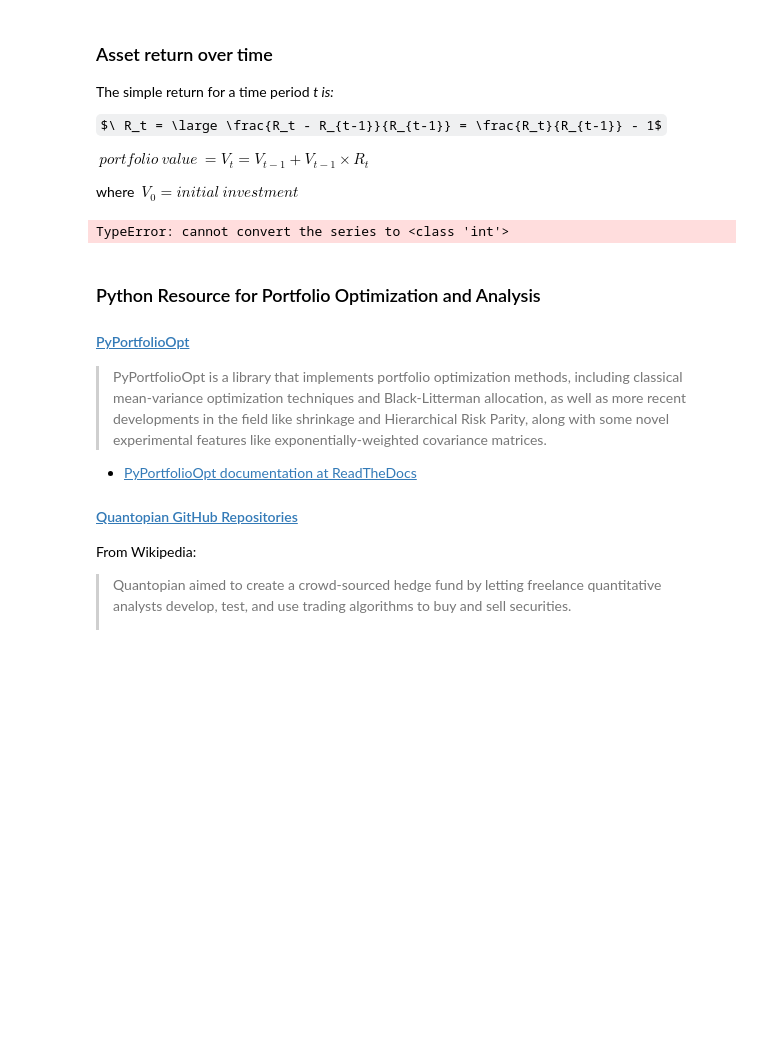
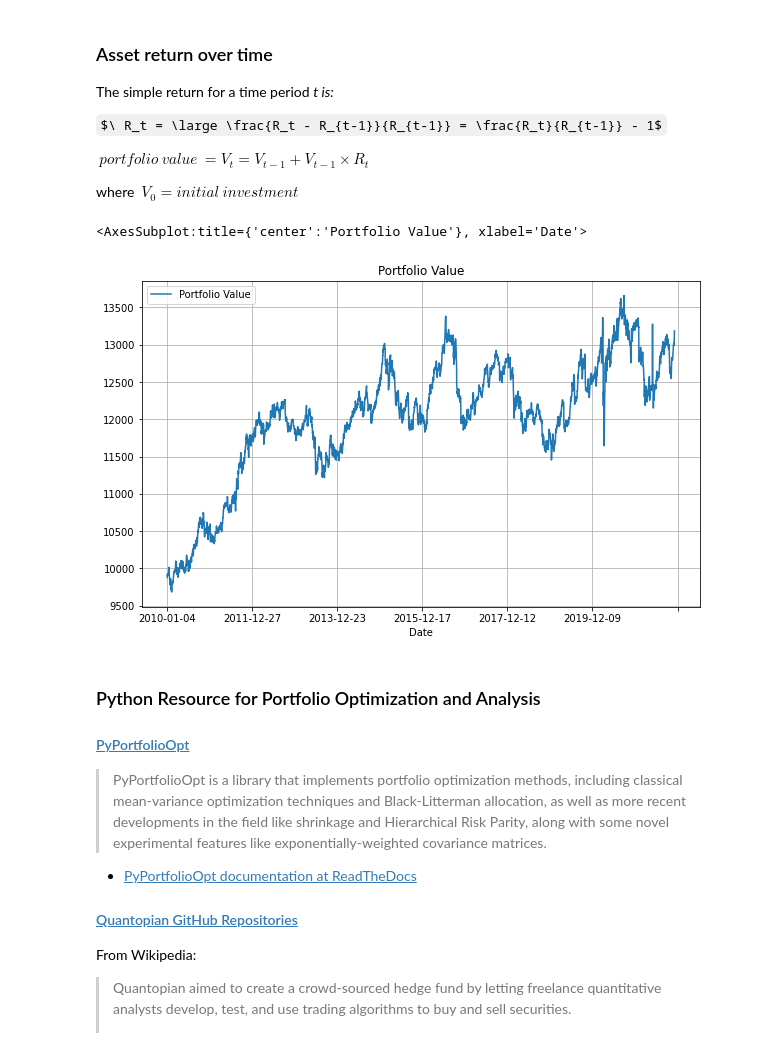
Before and after one commit to IanLKaplan/all_weather_portfolio, a Jupyter notebook: all_weather_portfolio.ipynb, the cells around one changed output. Cells and saved outputs as stored; diff of their text form; code cells hidden in the pictures; some formulas as TeX source; blank space fills up the shorter version.

Commit message:
Fixed some portfolio calculation code (it now runs without error).

```diff
--- a/all_weather_portfolio.ipynb
+++ b/all_weather_portfolio.ipynb
@@ -783,7 +783,7 @@ def calc_portfolio_holdings(initial_investment: int, weights: pd.DataFrame, pric
     :param prices: the share prices
     :return: the dollar value of the share holdings and the number of shares
     """
-    budget_df = weights.mul(initial_investment)
+    budget_df = weights.mul(initial_investment, axis=0)
     budget_df.index = prices.index
     # use integer divide to get the number of whole shares
     shares = (budget_df // prices)
@@ -954,36 +954,37 @@ etf_close: pd.DataFrame = get_market_data(file_name=etf_close_file,
                                           end_date=end_date)
 
 # +/- for each asset for portfolio rebalancing
 portfolio_range = 0.05
 
 returns = return_df(etf_close)
 
 portfolio_np = np.zeros(etf_close.shape, dtype=np.float64)
-portfolio_total_np = np.zeros(returns.shape[0])
+portfolio_total_np = np.zeros(etf_close.shape[0])
 portfolio_total_np[0] = holdings.sum(axis=1)
 # initialize the first row with the dollar value of the portfolio holdings.
 portfolio_np[0,] = holdings
 
 for t in range(1, portfolio_np.shape[0]):
     for col, stock in enumerate(holdings.columns):
         portfolio_np[t, col] = portfolio_np[t-1, col] + (portfolio_np[t-1, col] * returns[stock][t-1])
         portfolio_total_np[t] = portfolio_total_np[t] + portfolio_np[t,col]
     if t % days_in_quarter == 0:
         current_holdings: pd.DataFrame = pd.DataFrame( portfolio_np[t,]).transpose()
         current_holdings.columns = holdings.columns
         date = returns.index[t]
         close_prices_t = etf_close[t+1:t+2]
         portfolio_np[t, ] = portfolio_rebalance(cash_holdings=current_holdings,
                                                 weights=weights_df,
                                                 portfolio_range=portfolio_range,
                                                 prices=close_prices_t)
 
-portfolio_total_df: pd.DataFrame = pd.DataFrame(portfolio_total_np, index=returns.index)
+portfolio_total_df: pd.DataFrame = pd.DataFrame(portfolio_total_np, index=etf_close.index)
 portfolio_total_df.columns = ['Portfolio Value']
 
 portfolio_total_df.plot(grid=True, title='Portfolio Value', figsize=(10,6))
 # %% [output]
-TypeError: cannot convert the series to <class 'int'>
+<AxesSubplot:title={'center':'Portfolio Value'}, xlabel='Date'>
+[figure, added]
 # %% [markdown]
 <h3>
 Python Resource for Portfolio Optimization and Analysis
```
Also changed, not shown: parts of 2 cells of this notebook.
